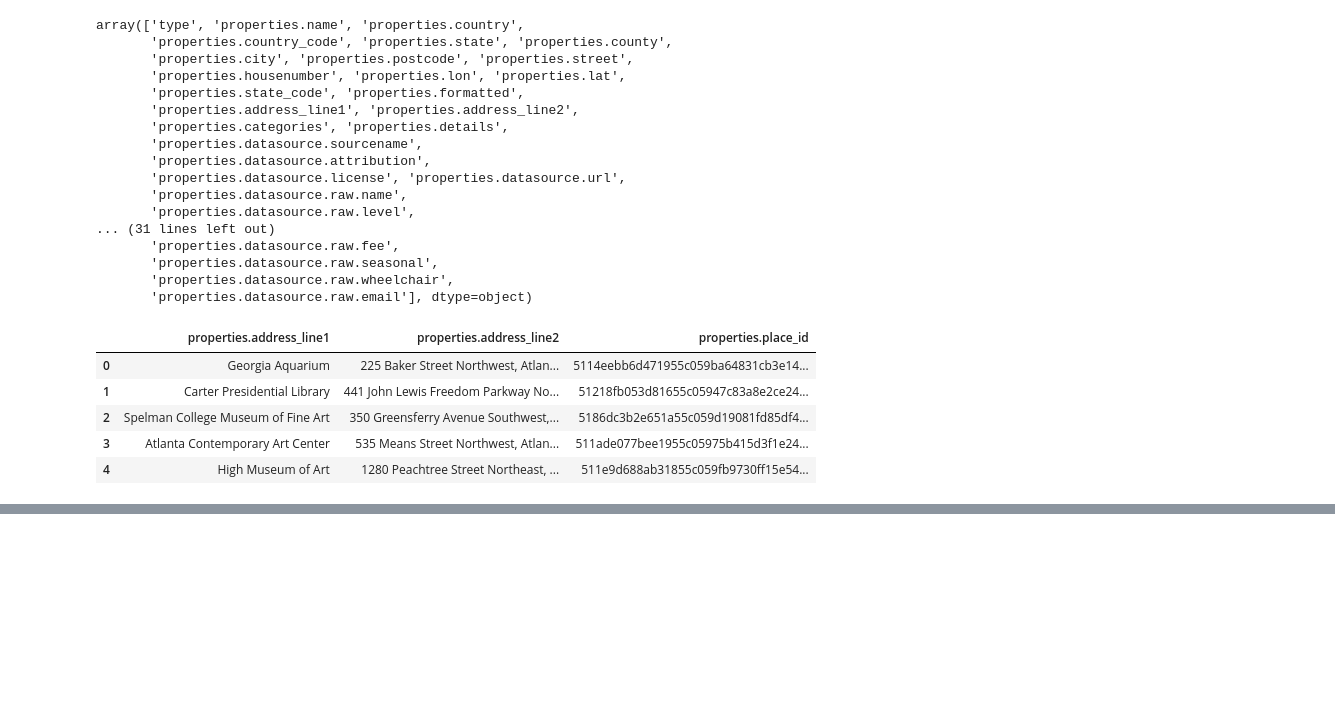
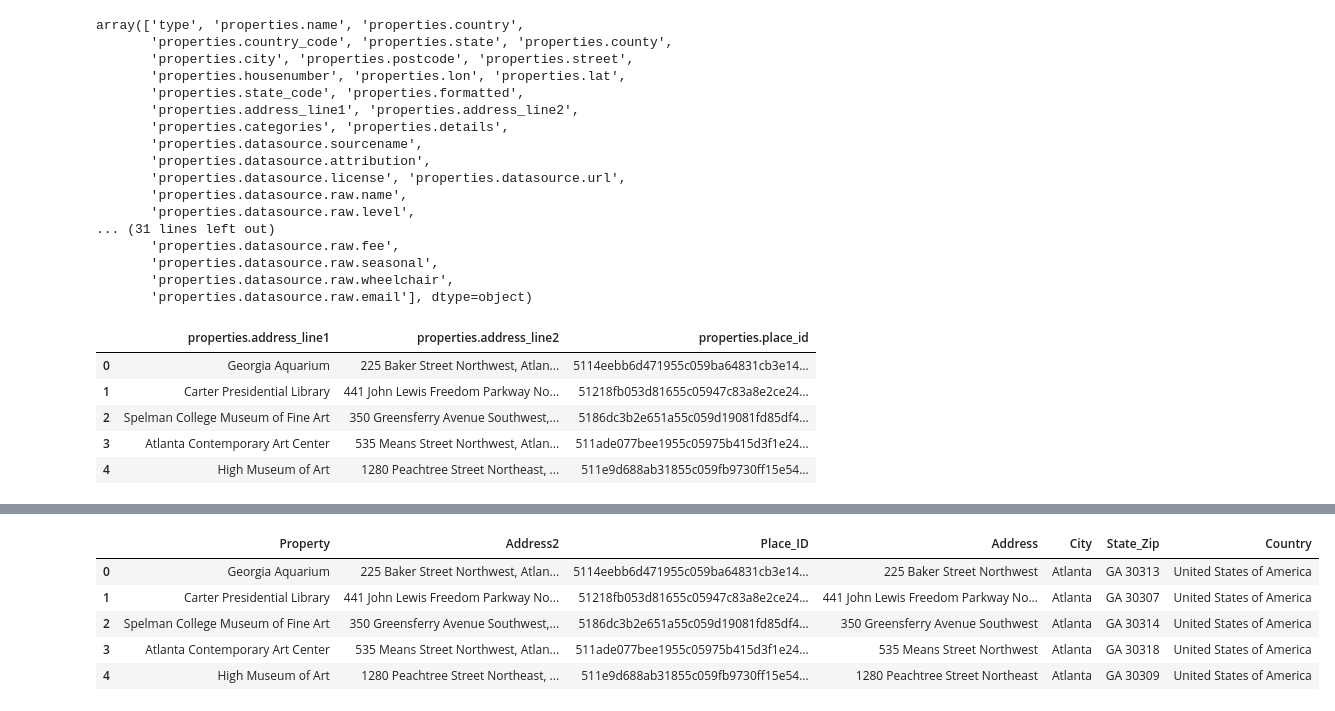
Before and after one commit to sma005/Project_3_Group_3, a Jupyter notebook: Python Scripts/project3.ipynb, the cells around one changed output, grey strips where cells are left out. Cells and saved outputs as stored; diff of their text form; code cells hidden in the pictures; blank space fills up the shorter version.

Commit message:
Modified Dataframe

```diff
--- a/Python Scripts/project3.ipynb
+++ b/Python Scripts/project3.ipynb
@@ -205,3 +205,7 @@ properties_df
 | 2 | Spelman College Museum of Fine Art | 350 Greensferry Avenue Southwest,... | 5186dc3b2e651a55c059d19081fd85df4... |
 | 3 | Atlanta Contemporary Art Center | 535 Means Street Northwest, Atlan... | 511ade077bee1955c05975b415d3f1e24... |
 | 4 | High Museum of Art | 1280 Peachtree Street Northeast, ... | 511e9d688ab31855c059fb9730ff15e54... |
+# %%
+# Rename columns
+properties_df = properties_df.rename(columns = {"properties.address_line1": "Property", "properties.address_line2": "Address2", "properties.place_id": "Place_ID"})
+properties_df
@@ -207,0 +219,11 @@ properties_df
+# %%
+# Create separate columns for the address fields
+properties_df[['Address', 'City', 'State_Zip', 'Country']] = properties_df.Address2.str.split(",", expand = True)
+properties_df
+# %% [output]
+|  | Property | Address2 | Place_ID | Address | City | State_Zip | Country |
+| 0 | Georgia Aquarium | 225 Baker Street Northwest, Atlan... | 5114eebb6d471955c059ba64831cb3e14... | 225 Baker Street Northwest | Atlanta | GA 30313 | United States of America |
+| 1 | Carter Presidential Library | 441 John Lewis Freedom Parkway No... | 51218fb053d81655c05947c83a8e2ce24... | 441 John Lewis Freedom Parkway No... | Atlanta | GA 30307 | United States of America |
+| 2 | Spelman College Museum of Fine Art | 350 Greensferry Avenue Southwest,... | 5186dc3b2e651a55c059d19081fd85df4... | 350 Greensferry Avenue Southwest | Atlanta | GA 30314 | United States of America |
+| 3 | Atlanta Contemporary Art Center | 535 Means Street Northwest, Atlan... | 511ade077bee1955c05975b415d3f1e24... | 535 Means Street Northwest | Atlanta | GA 30318 | United States of America |
+| 4 | High Museum of Art | 1280 Peachtree Street Northeast, ... | 511e9d688ab31855c059fb9730ff15e54... | 1280 Peachtree Street Northeast | Atlanta | GA 30309 | United States of America |
```
Also changed, not shown: parts of 2 cells of this notebook.
